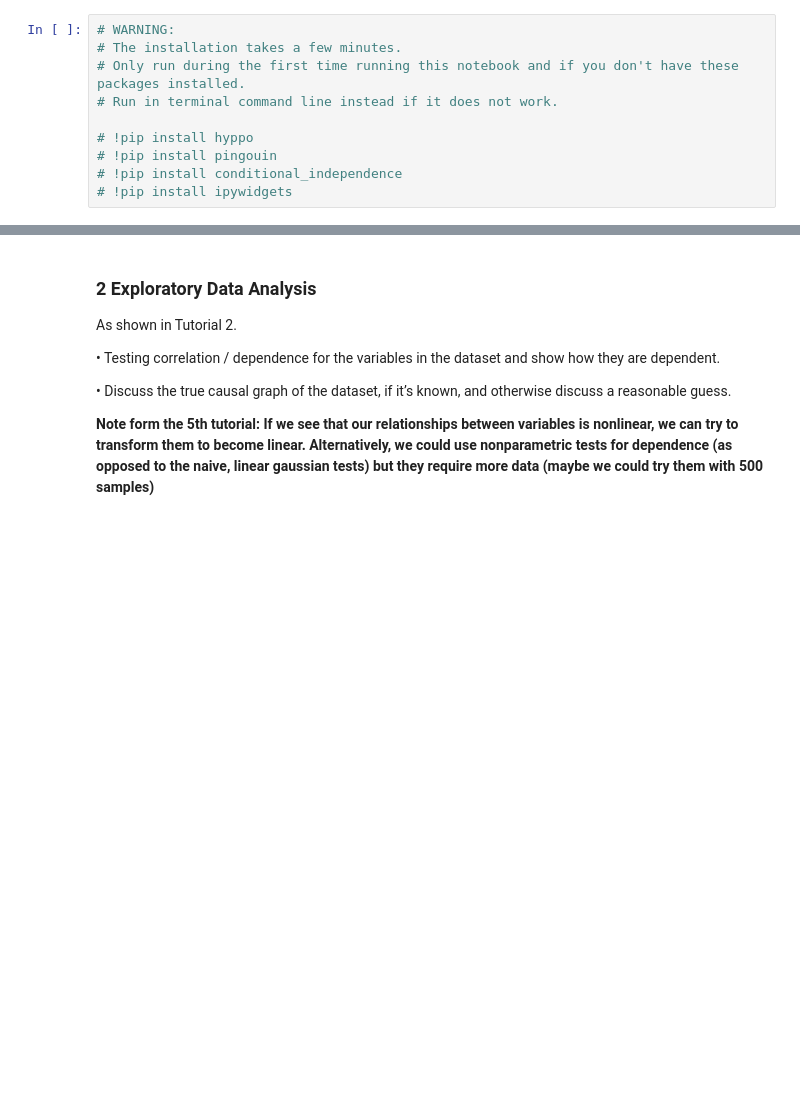
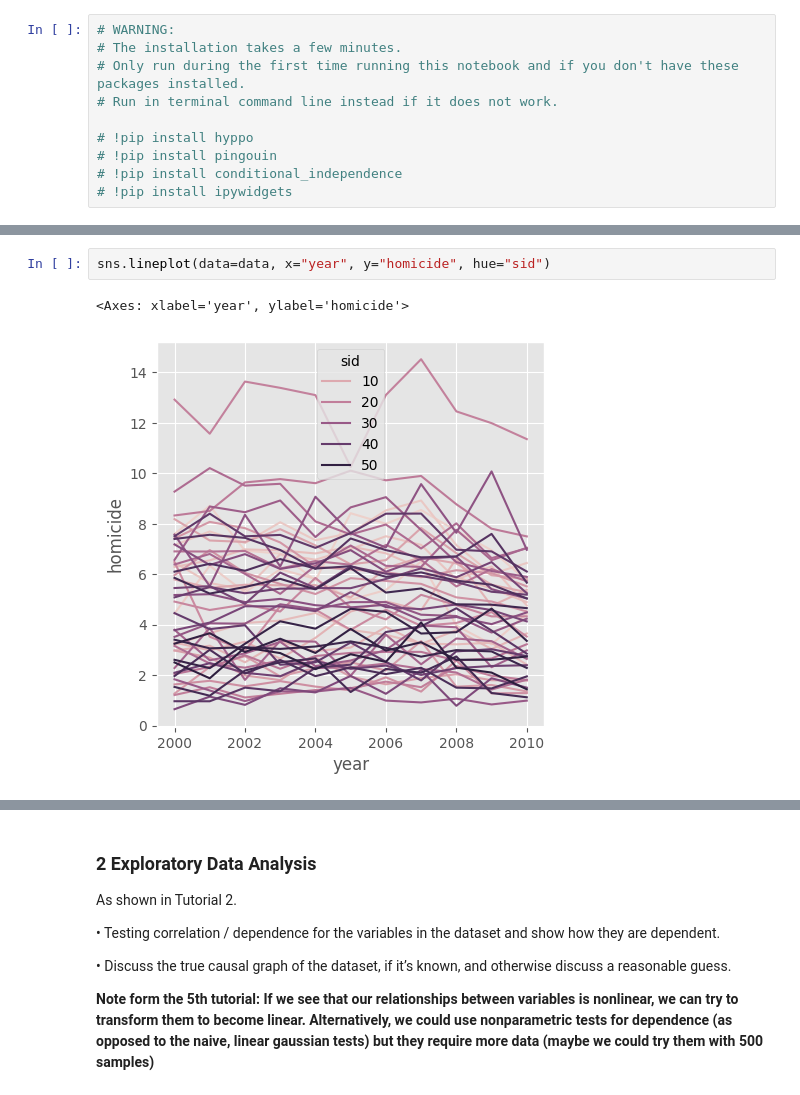
Before and after one commit to Dawlau/castle-doctrine-causality, a Jupyter notebook: eda.ipynb, the cells around one changed output, grey strips where cells are left out. Saved outputs shown, nothing was run; the diff lists cells and outputs as text; blank space fills up the shorter version.

```diff
--- a/eda.ipynb
+++ b/eda.ipynb
@@ -119,0 +163,5 @@ data = data.drop(data.columns.difference(control_variables + dependent_variables
+# %%
+sns.lineplot(data=data, x="year", y="homicide", hue="sid")
+# %% [output]
+<Axes: xlabel='year', ylabel='homicide'>
+[figure, added]
```
Also changed, not shown: parts of 10 cells of this notebook.
